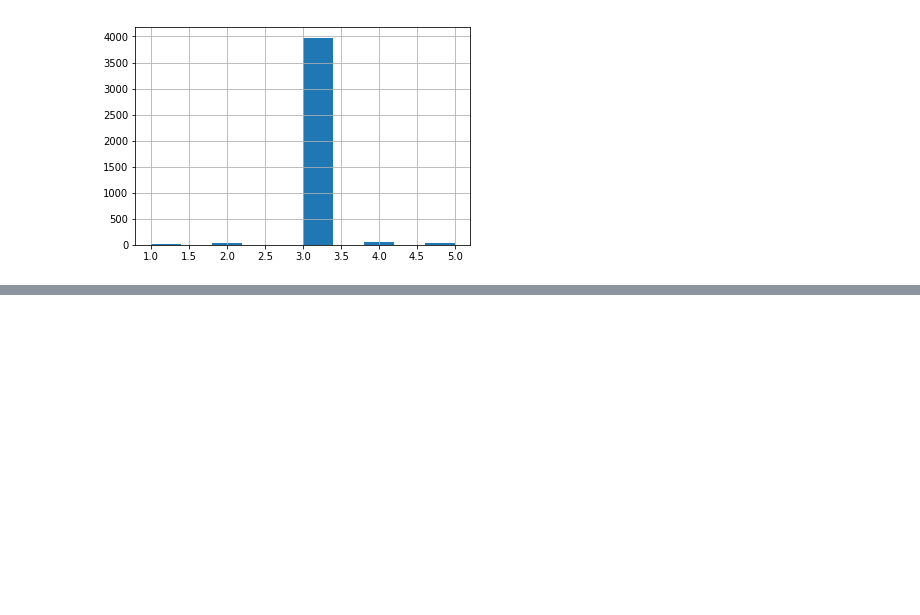
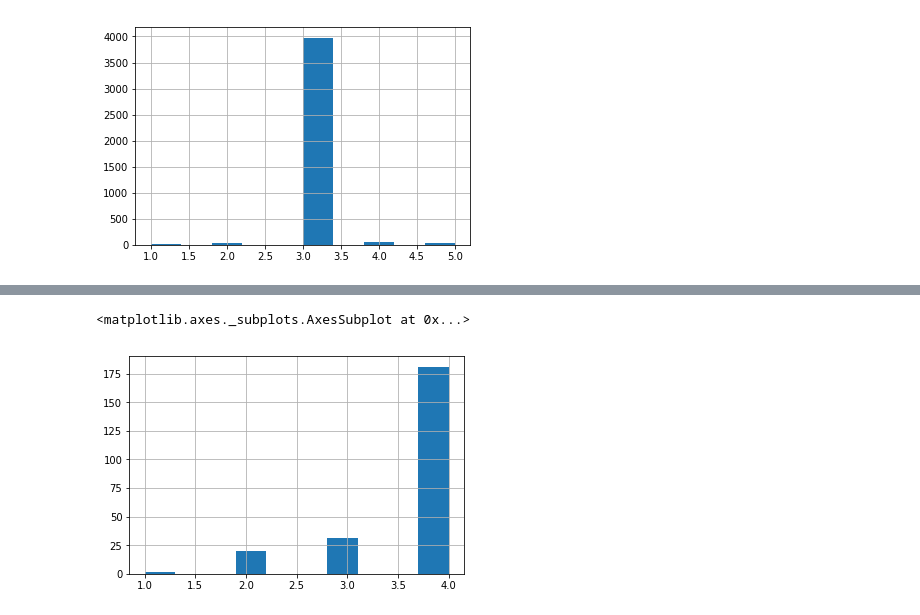
Before and after one commit to Esiee-Leboncoin/moderation, a Jupyter notebook: notebooks/Contract_classification.ipynb, the cells around one changed output, grey strips where cells are left out. Drawn from its saved outputs; the diff is of its cells as text; code cells hidden in the pictures; blank space fills up the shorter version.

```diff
--- a/notebooks/Contract_classification.ipynb
+++ b/notebooks/Contract_classification.ipynb
@@ -342,0 +362,7 @@ df[df.title.str.contains("stage") ].contract_id.hist()
+# %%
+# Histogramme du type des offres contenant 'apprenti'
+
+df[df.title.str.contains("apprenti") ].contract_id.hist()
+# %% [output]
+<matplotlib.axes._subplots.AxesSubplot at 0x...>
+[figure, added]
```
Also changed, not shown: parts of 64 cells of this notebook.
